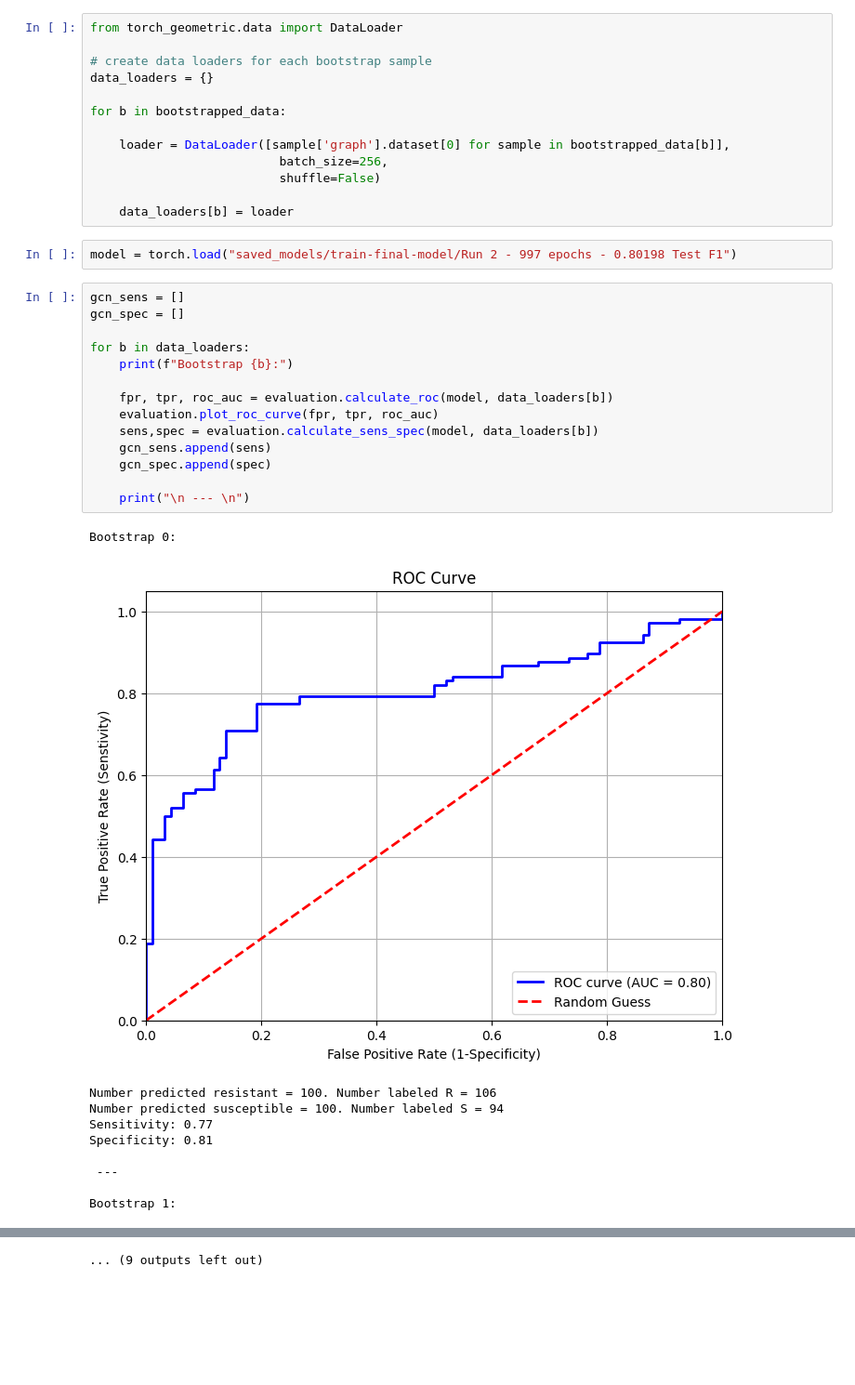
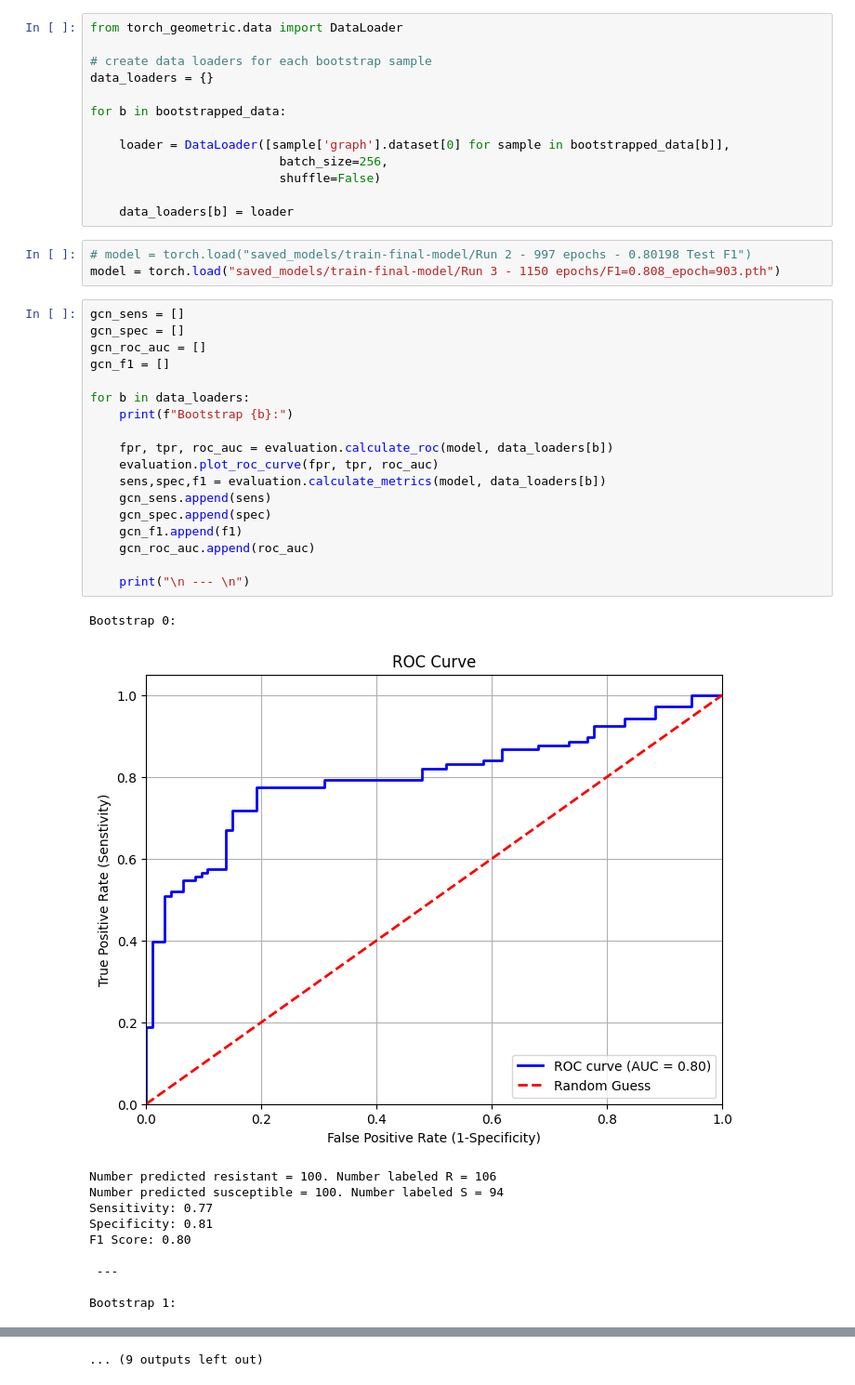
Before and after one commit to fowler-lab/tb-pnca-gnn, a Jupyter notebook: dd_pnca/bootstrapping.ipynb, the cells around one changed output, grey strips where cells are left out. Shown at 93% size. Drawn from its saved outputs; the diff is of its cells as text; blank space fills up the shorter version.

Commit message:
renaming, tidying, training control models

```diff
--- a/dd_pnca/bootstrapping.ipynb
+++ b/dd_pnca/bootstrapping.ipynb
@@ -182,28 +187,34 @@ for b in bootstrapped_data:
 
     data_loaders[b] = loader
 # %%
-model = torch.load("saved_models/train-final-model/Run 2 - 997 epochs - 0.80198 Test F1")
+# model = torch.load("saved_models/train-final-model/Run 2 - 997 epochs - 0.80198 Test F1")
+model = torch.load("saved_models/train-final-model/Run 3 - 1150 epochs/F1=0.808_epoch=903.pth")
 # %%
 gcn_sens = []
 gcn_spec = []
+gcn_roc_auc = []
+gcn_f1 = []
 
 for b in data_loaders:
     print(f"Bootstrap {b}:")
 
     fpr, tpr, roc_auc = evaluation.calculate_roc(model, data_loaders[b])
     evaluation.plot_roc_curve(fpr, tpr, roc_auc)
-    sens,spec = evaluation.calculate_sens_spec(model, data_loaders[b])
+    sens,spec,f1 = evaluation.calculate_metrics(model, data_loaders[b])
     gcn_sens.append(sens)
     gcn_spec.append(spec)
+    gcn_f1.append(f1)
+    gcn_roc_auc.append(roc_auc)
 
     print("\n --- \n")
 # %% [output]
 Bootstrap 0:
-[figure, old version]
+[figure, new version]
 Number predicted resistant = 100. Number labeled R = 106
 Number predicted susceptible = 100. Number labeled S = 94
 Sensitivity: 0.77
 Specificity: 0.81
+F1 Score: 0.80
 
  ---
 
```
Also changed, not shown: parts of 8 cells of this notebook, 7 other files.
